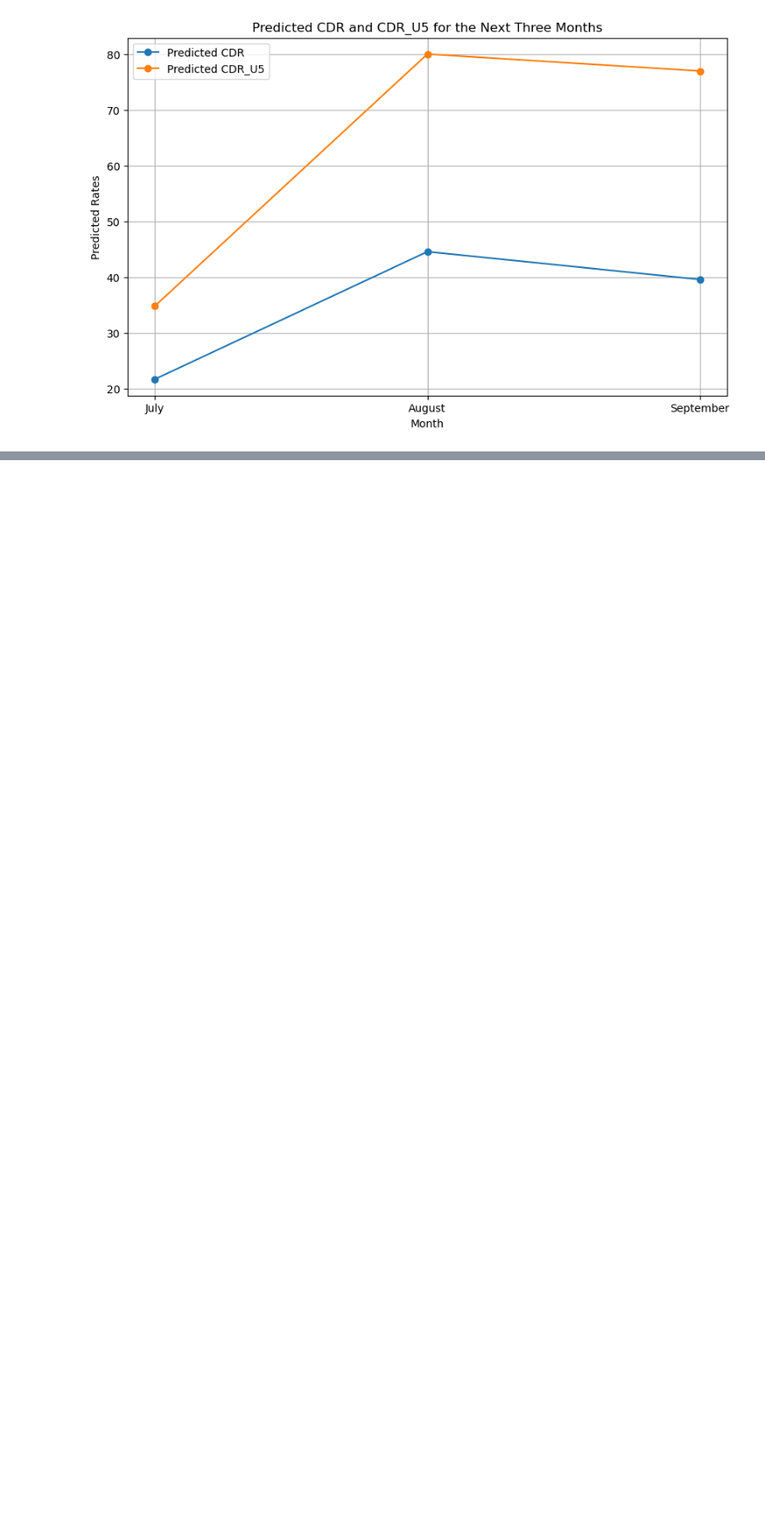
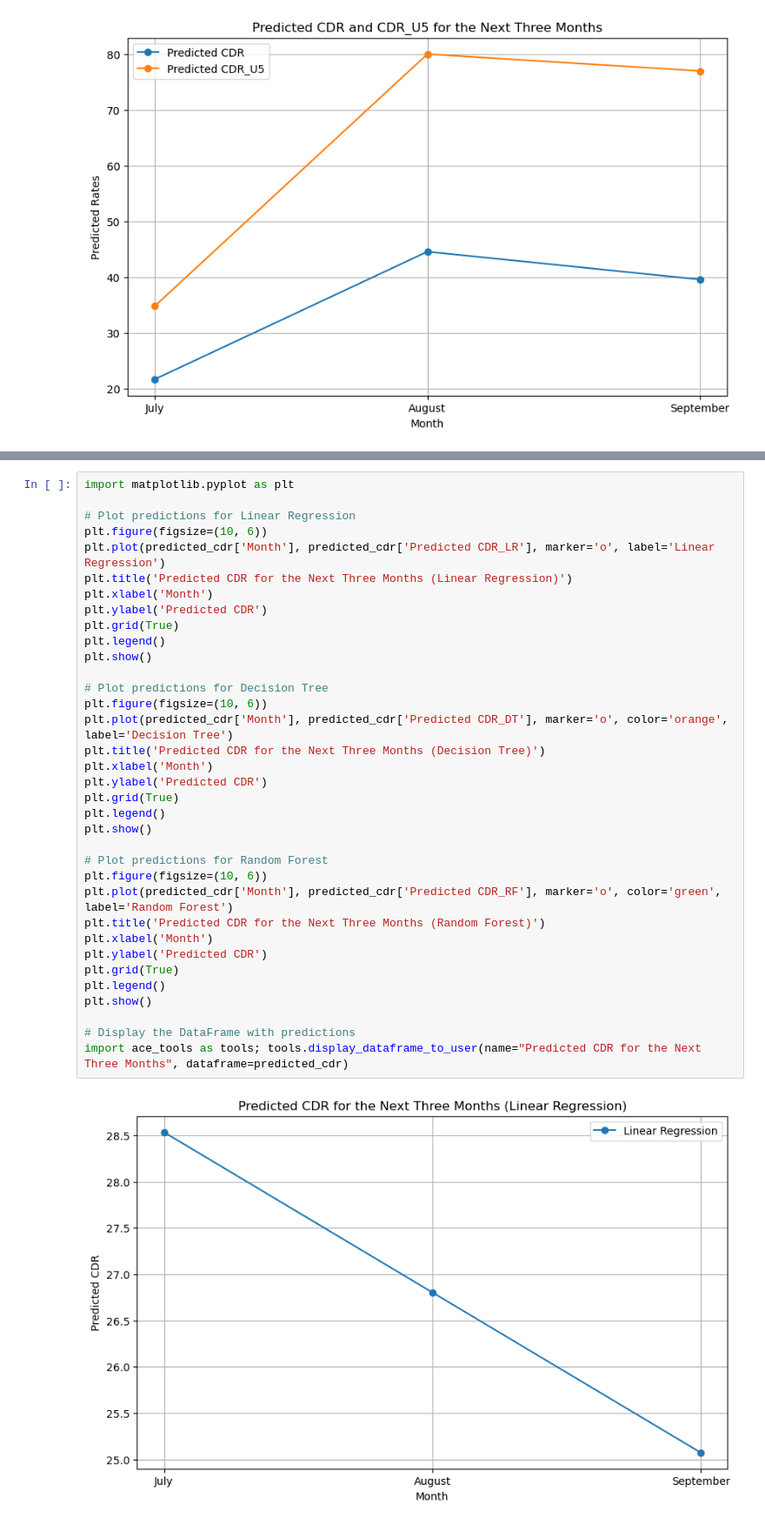
Before and after one commit to moha-diyeeshe/mortality_estimation_in_somalia, a Jupyter notebook: mortality_estiomation_in_somalia.ipynb, the cells around one changed output, grey strips where cells are left out. Shown at 87% size. Drawn from its saved outputs; the diff is of its cells as text; blank space fills up the shorter version.

```diff
--- a/mortality_estiomation_in_somalia.ipynb
+++ b/mortality_estiomation_in_somalia.ipynb
@@ -322,0 +595,37 @@ plt.show()
+# %%
+import matplotlib.pyplot as plt
+
+# Plot predictions for Linear Regression
+plt.figure(figsize=(10, 6))
+plt.plot(predicted_cdr['Month'], predicted_cdr['Predicted CDR_LR'], marker='o', label='Linear Regression')
+plt.title('Predicted CDR for the Next Three Months (Linear Regression)')
+plt.xlabel('Month')
+plt.ylabel('Predicted CDR')
+plt.grid(True)
+plt.legend()
+plt.show()
+
+# Plot predictions for Decision Tree
+plt.figure(figsize=(10, 6))
+plt.plot(predicted_cdr['Month'], predicted_cdr['Predicted CDR_DT'], marker='o', color='orange', label='Decision Tree')
+plt.title('Predicted CDR for the Next Three Months (Decision Tree)')
+plt.xlabel('Month')
+plt.ylabel('Predicted CDR')
+plt.grid(True)
+plt.legend()
+plt.show()
+
+# Plot predictions for Random Forest
+plt.figure(figsize=(10, 6))
+plt.plot(predicted_cdr['Month'], predicted_cdr['Predicted CDR_RF'], marker='o', color='green', label='Random Forest')
+plt.title('Predicted CDR for the Next Three Months (Random Forest)')
+plt.xlabel('Month')
+plt.ylabel('Predicted CDR')
+plt.grid(True)
+plt.legend()
+plt.show()
+
+# Display the DataFrame with predictions
+import ace_tools as tools; tools.display_dataframe_to_user(name="Predicted CDR for the Next Three Months", dataframe=predicted_cdr)
+# %% [output]
+[figure, added]
```
Also changed, not shown: parts of 9 cells of this notebook.
